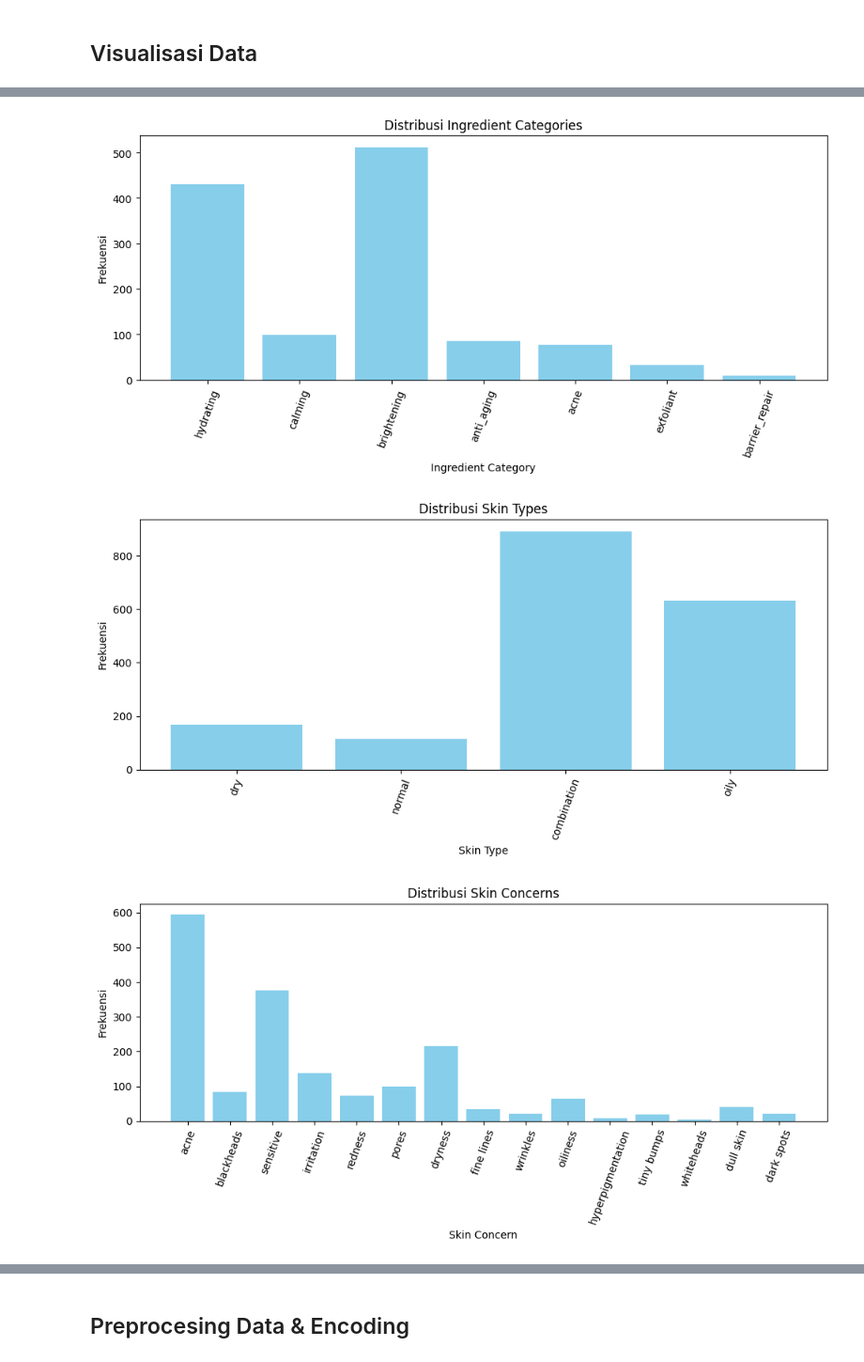
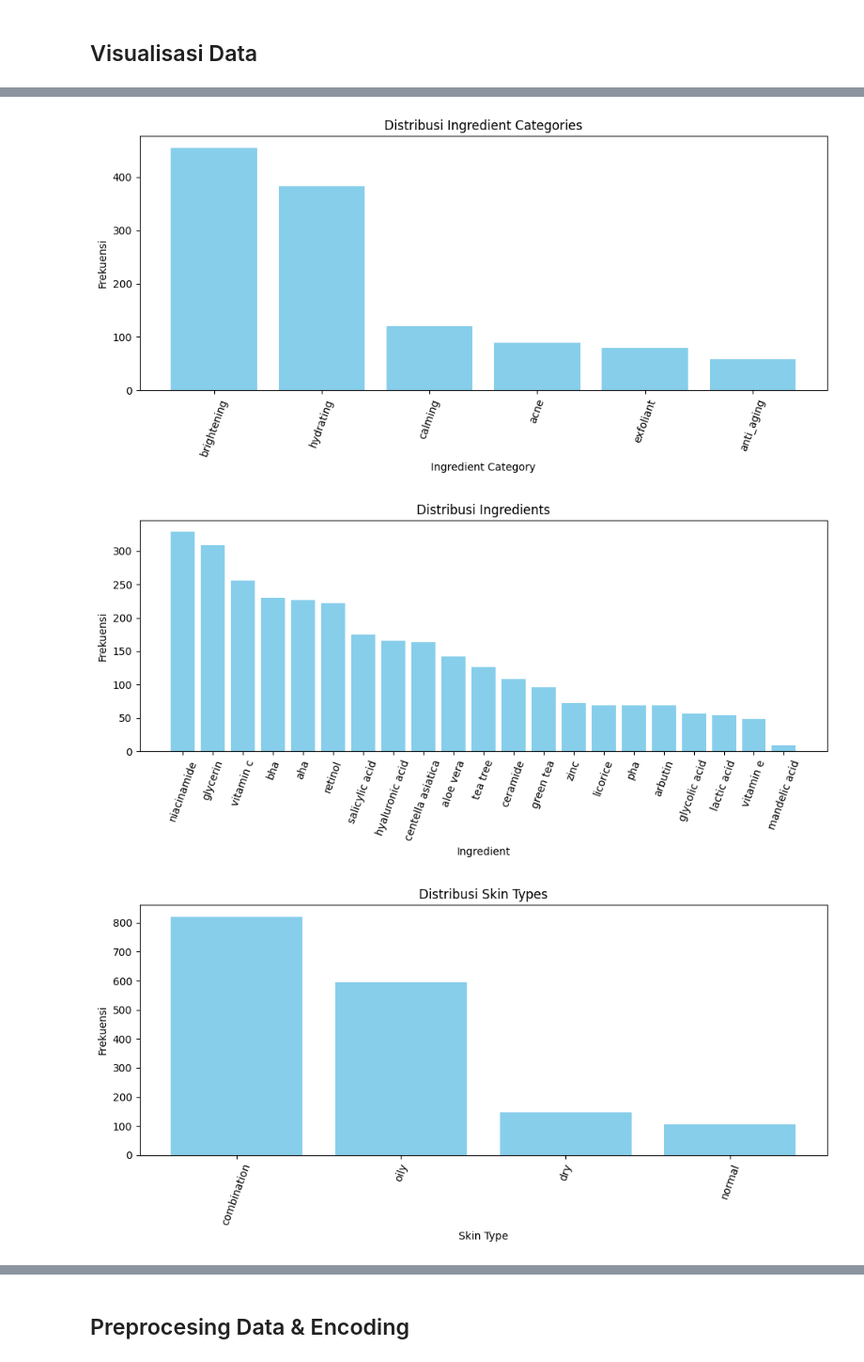
Before and after one commit to jasmeinalbr/Skinthesia-Model, a Jupyter notebook: notebooks/multi_label_classif_modeling copy.ipynb, the cells around one changed output, grey strips where cells are left out. Shown at 94% size. Saved outputs shown, nothing was run; the diff lists cells and outputs as text; code cells hidden in the pictures.

```diff
--- a/notebooks/multi_label_classif_modeling copy.ipynb
+++ b/notebooks/multi_label_classif_modeling copy.ipynb
@@ -162,6 +162,10 @@ ingredient_category: 0 baris (0.00%) mengandung 'unknown'
 # %%
 # Hapus baris yang hanya mengandung 'unknown' di kolom ingredients
 df_cleaned = df[df['ingredients'].apply(lambda x: x != ['unknown'])].reset_index(drop=True)
+
+# Hapus baris yang nan atau kosong di kolom ingredients category
+df_cleaned = df_cleaned[df_cleaned['ingredient_category'].apply(lambda x: isinstance(x, list) and len(x) > 0)].reset_index(drop=True)
+
 df_cleaned.head()
 # %% [output]
 |  | skin_type | skin_concern | skin_goal | ingredients | ingredient_category |
@@ -207,19 +218,0 @@ allatoin: 2 kali
-# %%
-# Data untuk plot distribusi ingredients
-# Urutkan ingredient dari frekuensi tertinggi ke terendah
-sorted_ingredients = sorted(ingredient_counts.items(), key=lambda x: x[1], reverse=True)
-
-# Pisahkan label dan nilai
-labels, values = zip(*sorted_ingredients)
-
-# Ukur ukuran plot berdasarkan jumlah labels
-plt.figure(figsize=(max(12, len(labels) * 0.3), 6))
-
-# Plot bar chart
-plt.bar(labels, values, color='skyblue')
-plt.xticks(rotation=80, ha='center')
-plt.title('Distribusi Semua Ingredients (Urut Terbesar ke Terkecil)')
-plt.xlabel('Ingredients')
-plt.ylabel('Frekuensi')
-plt.tight_layout()
-plt.show()
@@ -278,23 +295,26 @@ firming: 7 kali
 # %%
 # Visualisasi distribusi skin types, concerns, dan goals
 def plot_distribution(data, title, xlabel, ylabel):
     counts = Counter(data)
-    labels, values = zip(*counts.items())
+    # Urutkan berdasarkan nilai (frekuensi), descending
+    sorted_items = sorted(counts.items(), key=lambda x: x[1], reverse=True)
+    labels, values = zip(*sorted_items)
 
     plt.figure(figsize=(10, 5))
     plt.bar(labels, values, color='skyblue')
     plt.title(title)
     plt.xlabel(xlabel)
     plt.ylabel(ylabel)
     plt.xticks(rotation=70)
     plt.tight_layout()
     plt.show()
 
 plot_distribution(all_ingredients_category, 'Distribusi Ingredient Categories', 'Ingredient Category', 'Frekuensi')
+plot_distribution(all_ingredients, 'Distribusi Ingredients', 'Ingredient', 'Frekuensi')
 plot_distribution(all_skin_types, 'Distribusi Skin Types', 'Skin Type', 'Frekuensi')
 plot_distribution(all_skin_concerns, 'Distribusi Skin Concerns', 'Skin Concern', 'Frekuensi')
 plot_distribution(all_skin_goals, 'Distribusi Skin Goals', 'Skin Goal', 'Frekuensi')
 # %% [output]
-[figure, old version]
+[figure, new version]
-[figure, old version]
+[figure, new version]
-[figure, old version]
+[figure, new version]
```
Also changed, not shown: parts of 78 cells of this notebook, 5 other files.
